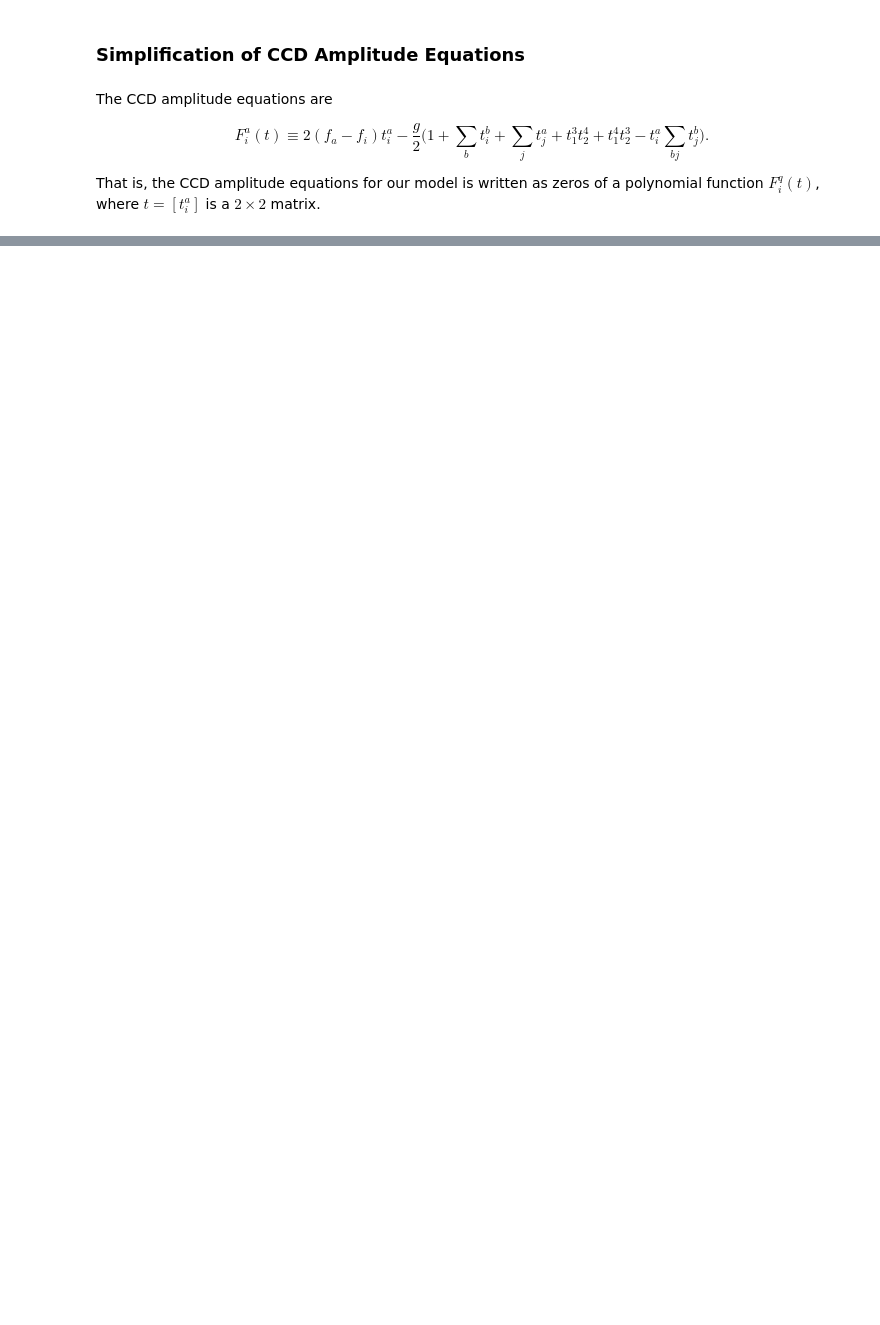
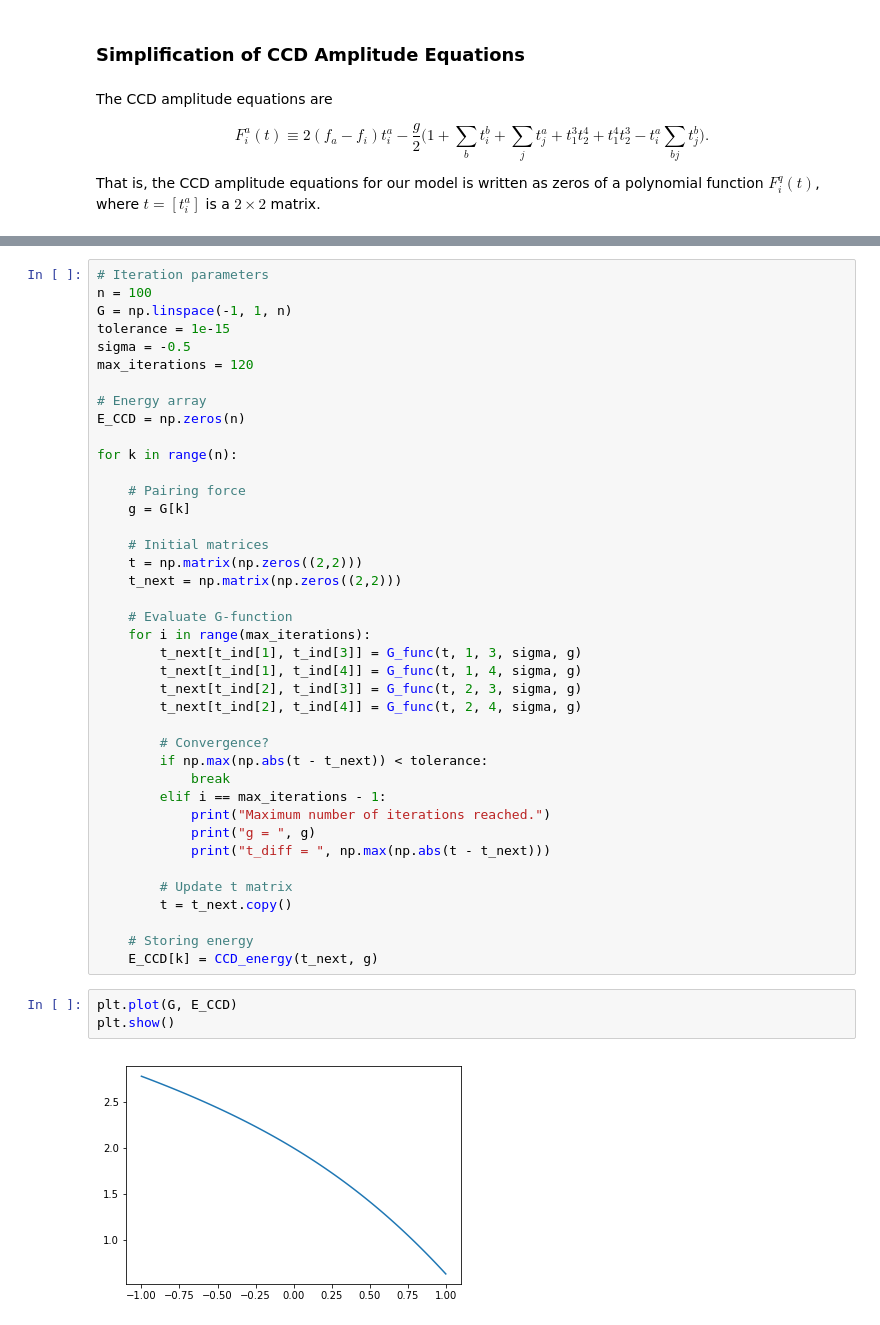
Before and after one commit to gregwinther/FYS-KJM4480, a Jupyter notebook: Project2/FYS-KJM4480 2017 Project 2.ipynb, the cells around one changed output, grey strips where cells are left out. Cells and saved outputs as stored; diff of their text form; blank space fills up the shorter version.

```diff
--- a/Project2/FYS-KJM4480 2017 Project 2.ipynb
+++ b/Project2/FYS-KJM4480 2017 Project 2.ipynb
@@ -1122,0 +1163,45 @@ t^a_i &= \big[2(f_a - f_i + \sigma) \big]^{-1}\Big[\sigma t^a_i- \frac{g}{2}\Big
+# %%
+# Iteration parameters
+n = 100
+G = np.linspace(-1, 1, n)
+tolerance = 1e-15
+sigma = -0.5
+max_iterations = 120
+
+# Energy array
+E_CCD = np.zeros(n)
+
+for k in range(n):
+
+    # Pairing force
+    g = G[k]
+
+    # Initial matrices
+    t = np.matrix(np.zeros((2,2)))
+    t_next = np.matrix(np.zeros((2,2)))
+
+    # Evaluate G-function
+    for i in range(max_iterations):
+        t_next[t_ind[1], t_ind[3]] = G_func(t, 1, 3, sigma, g)
+        t_next[t_ind[1], t_ind[4]] = G_func(t, 1, 4, sigma, g)
+        t_next[t_ind[2], t_ind[3]] = G_func(t, 2, 3, sigma, g)
+        t_next[t_ind[2], t_ind[4]] = G_func(t, 2, 4, sigma, g)
+
+        # Convergence?
+        if np.max(np.abs(t - t_next)) < tolerance:
+            break
+        elif i == max_iterations - 1:
+            print("Maximum number of iterations reached.")
+            print("g = ", g)
+            print("t_diff = ", np.max(np.abs(t - t_next)))
+
+        # Update t matrix
+        t = t_next.copy()
+
+    # Storing energy
+    E_CCD[k] = CCD_energy(t_next, g)
+# %%
+plt.plot(G, E_CCD)
+plt.show()
+# %% [output]
+[figure, added]
```
Also changed, not shown: parts of 5 cells of this notebook.
